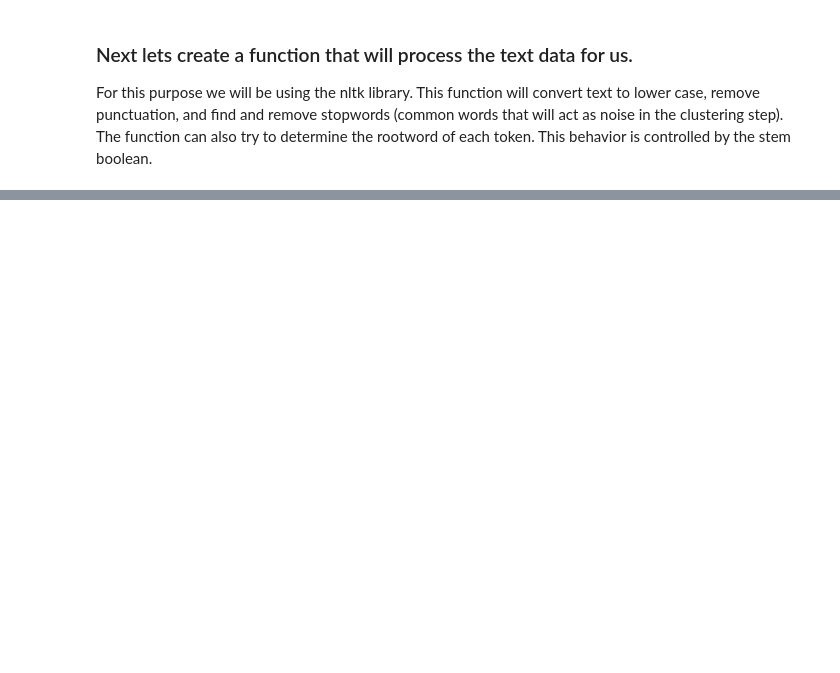
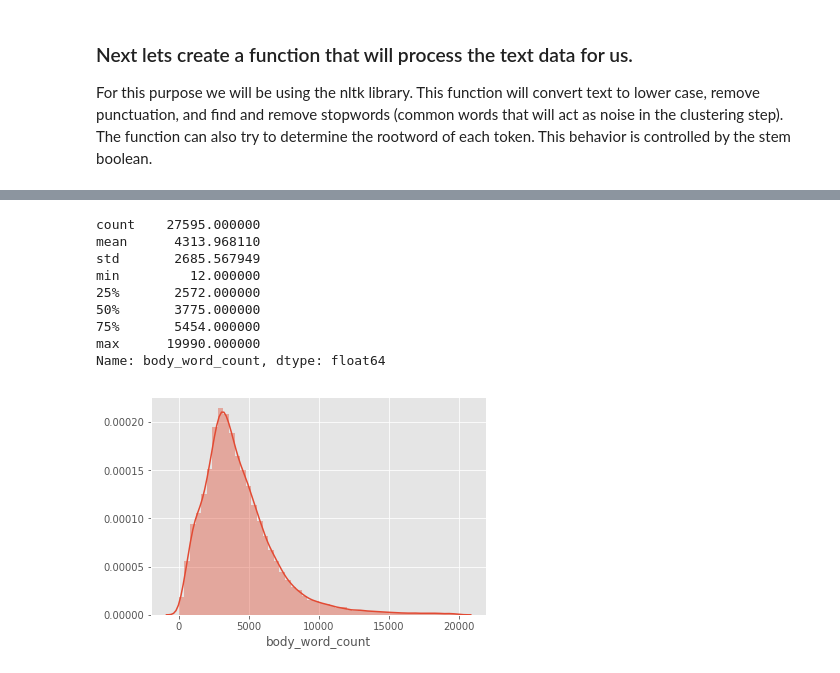
Before and after one commit to SoloNick/COVID19-Literature-Clustering, a Jupyter notebook: kaggle.ipynb, the cells around one changed output, grey strips where cells are left out. Saved outputs shown, nothing was run; the diff lists cells and outputs as text; code cells hidden in the pictures; blank space fills up the shorter version.

```diff
--- a/kaggle.ipynb
+++ b/kaggle.ipynb
@@ -454,0 +496,17 @@ sns.distplot(df_covid['body_unique_words'])
+# %%
+#df = df_covid.copy()
+df = df_covid[df_covid['body_word_count'] < 20000]
+# %%
+sns.distplot(df['body_word_count'])
+df['body_word_count'].describe()
+# %% [output]
+count    27595.000000
+mean      4313.968110
+std       2685.567949
+min         12.000000
+25%       2572.000000
+50%       3775.000000
+75%       5454.000000
+max      19990.000000
+Name: body_word_count, dtype: float64
+[figure, added]
```
Also changed, not shown: parts of 46 cells of this notebook.
